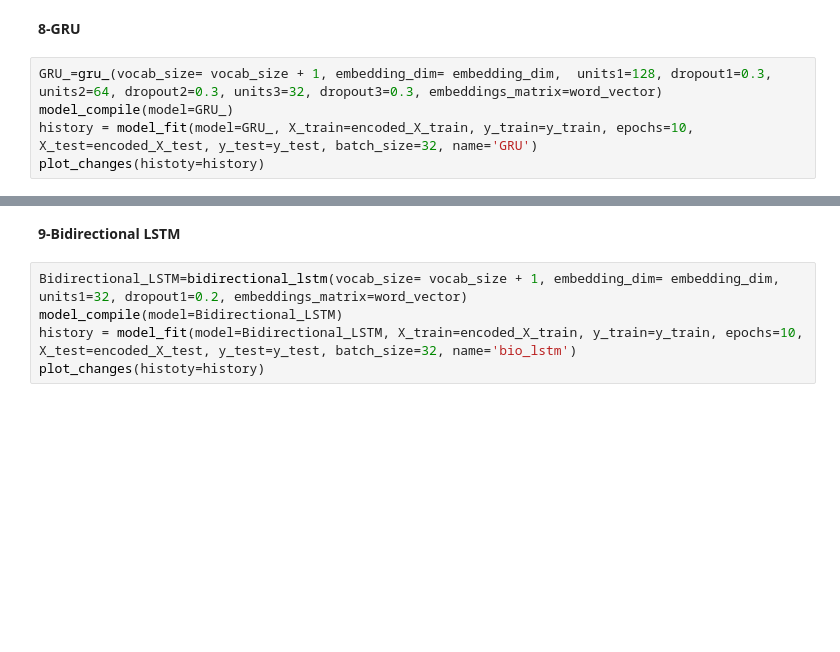
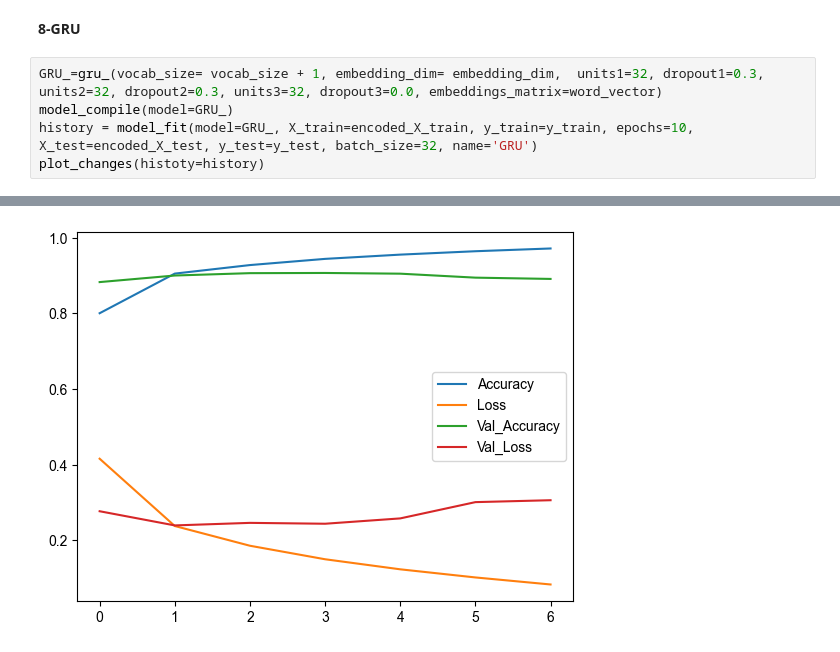
Before and after one commit to Osamah-Anmar-Sami/Sentiment-Analysis, a Jupyter notebook: English Sentiment Analysis/English Sentiment Analysis.ipynb, the cells around one changed output, grey strips where cells are left out. Saved outputs shown, nothing was run; the diff lists cells and outputs as text; blank space fills up the shorter version.

```diff
--- a/English Sentiment Analysis/English Sentiment Analysis.ipynb
+++ b/English Sentiment Analysis/English Sentiment Analysis.ipynb
@@ -448,7 +700,8 @@ plot_changes(histoty=history)
 # %% [markdown]
 **8-GRU**
 # %%
-GRU_=gru_(vocab_size= vocab_size + 1, embedding_dim= embedding_dim,  units1=128, dropout1=0.3, units2=64, dropout2=0.3, units3=32, dropout3=0.3, embeddings_matrix=word_vector)
+GRU_=gru_(vocab_size= vocab_size + 1, embedding_dim= embedding_dim,  units1=32, dropout1=0.3, units2=32, dropout2=0.3, units3=32, dropout3=0.0, embeddings_matrix=word_vector)
 model_compile(model=GRU_)
 history = model_fit(model=GRU_, X_train=encoded_X_train, y_train=y_train, epochs=10, X_test=encoded_X_test, y_test=y_test, batch_size=32, name='GRU')
 plot_changes(histoty=history)
+# %% [output]
@@ -455,7 +722 @@ plot_changes(histoty=history)
+[figure, added]
-# %% [markdown]
-**9-Bidirectional LSTM**
-# %%
-Bidirectional_LSTM=bidirectional_lstm(vocab_size= vocab_size + 1, embedding_dim= embedding_dim, units1=32, dropout1=0.2, embeddings_matrix=word_vector)
-model_compile(model=Bidirectional_LSTM)
-history = model_fit(model=Bidirectional_LSTM, X_train=encoded_X_train, y_train=y_train, epochs=10, X_test=encoded_X_test, y_test=y_test, batch_size=32, name='bio_lstm')
-plot_changes(histoty=history)
```
Also changed, not shown: parts of 57 cells of this notebook.
